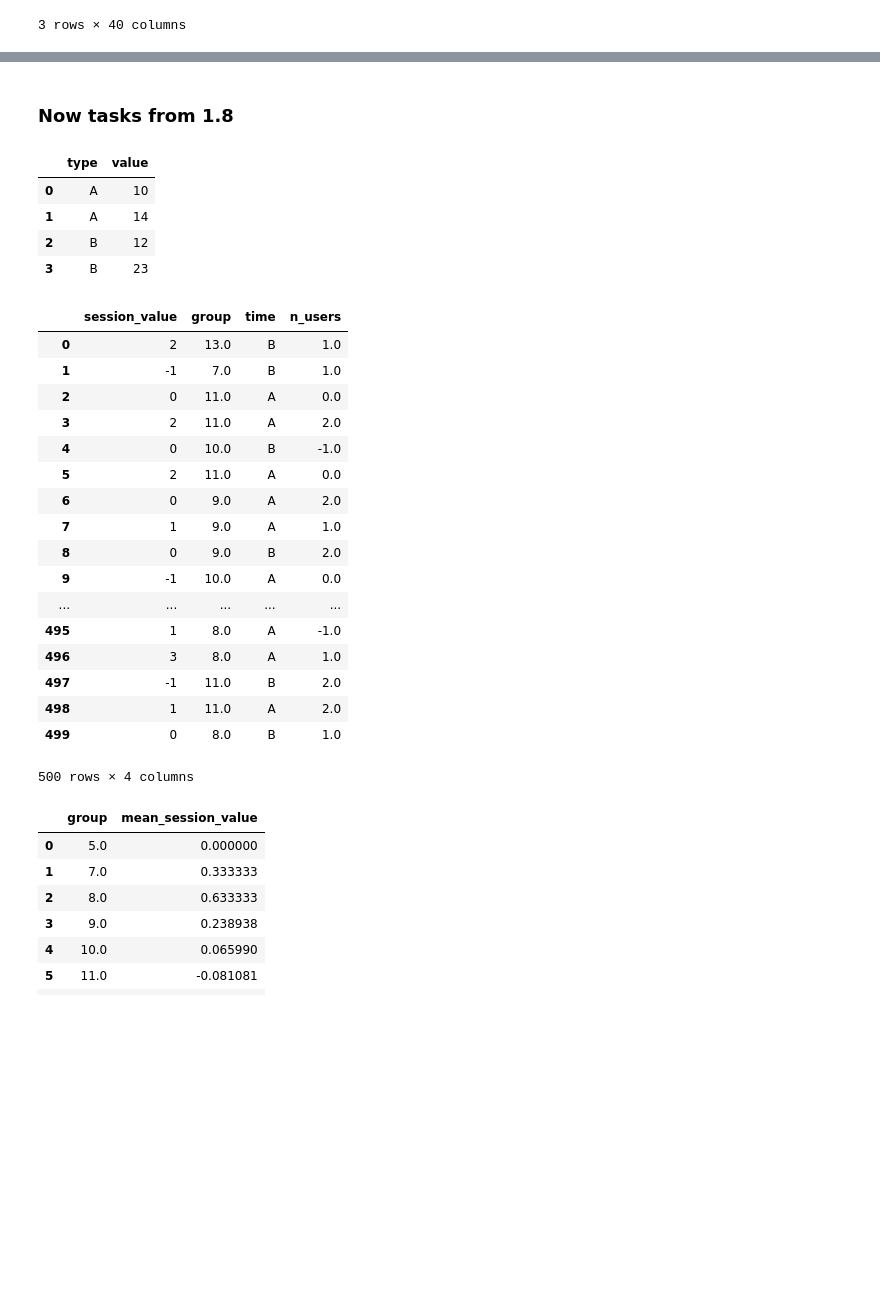
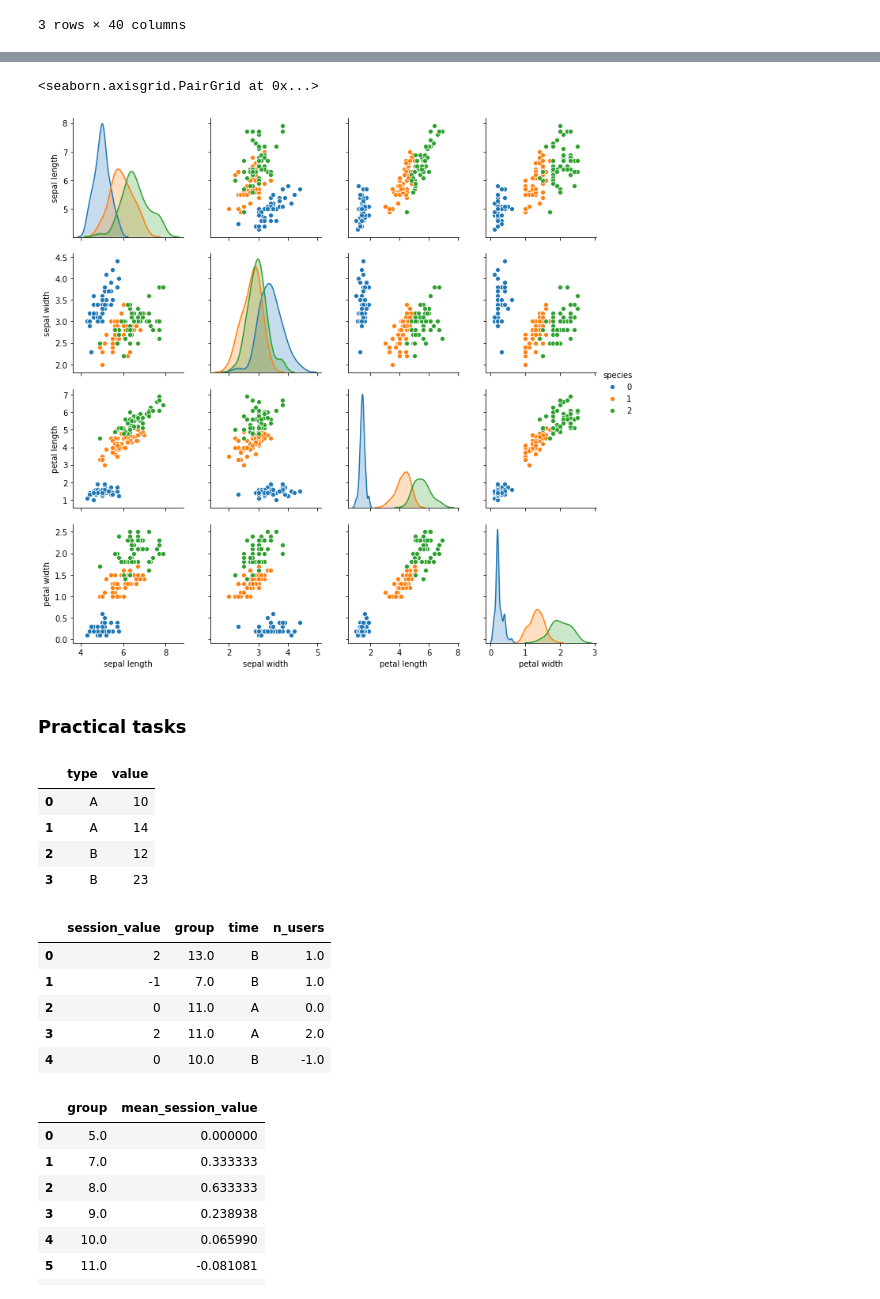
Before and after one commit to Leoberium/ML, a Jupyter notebook: Stepik: Data Science Introduction/Part1.ipynb, the cells around one changed output, grey strips where cells are left out. Drawn from its saved outputs; the diff is of its cells as text; code cells hidden in the pictures; blank space fills up the shorter version.

```diff
--- a/Stepik: Data Science Introduction/Part1.ipynb
+++ b/Stepik: Data Science Introduction/Part1.ipynb
@@ -516,5 +600,10 @@ sns.pairplot(iris)
-# %% [markdown]
-### Now tasks from 1.8
+# %%
+sns.pairplot(iris, hue='species', vars=[col for col in iris if col != 'species'])
+# %% [output]
+<seaborn.axisgrid.PairGrid at 0x...>
+[figure, added]
+# %% [markdown]
+### Practical tasks
 # %%
 my_data = pd.DataFrame(data={'type': ['A', 'A', 'B', 'B'], 'value': [10, 14, 12, 23]})
 my_data
@@ -534,25 +623,15 @@ subset_2 = my_stat.query('V2 != 10 | V4 >= 1')
 # %%
 my_stat['V5'] = my_stat.V1 + my_stat.V4
 my_stat['V6'] = np.log(my_stat.V2)
+# %%
+my_stat = my_stat.drop(['V5', 'V6'], axis=1)
 # %%
 my_stat.columns = ['session_value', 'group', 'time', 'n_users']
-my_stat
+my_stat.head()
 # %% [output]
 |  | session_value | group | time | n_users |
 | 0 | 2 | 13.0 | B | 1.0 |
 | 1 | -1 | 7.0 | B | 1.0 |
 | 2 | 0 | 11.0 | A | 0.0 |
 | 3 | 2 | 11.0 | A | 2.0 |
 | 4 | 0 | 10.0 | B | -1.0 |
-| 5 | 2 | 11.0 | A | 0.0 |
-| 6 | 0 | 9.0 | A | 2.0 |
-| 7 | 1 | 9.0 | A | 1.0 |
-| 8 | 0 | 9.0 | B | 2.0 |
-| 9 | -1 | 10.0 | A | 0.0 |
-| ... | ... | ... | ... | ... |
-| 495 | 1 | 8.0 | A | -1.0 |
-| 496 | 3 | 8.0 | A | 1.0 |
-| 497 | -1 | 11.0 | B | 2.0 |
-| 498 | 1 | 11.0 | A | 2.0 |
-| 499 | 0 | 8.0 | B | 1.0 |
-500 rows × 4 columns
```
Also changed, not shown: parts of 47 cells of this notebook.
